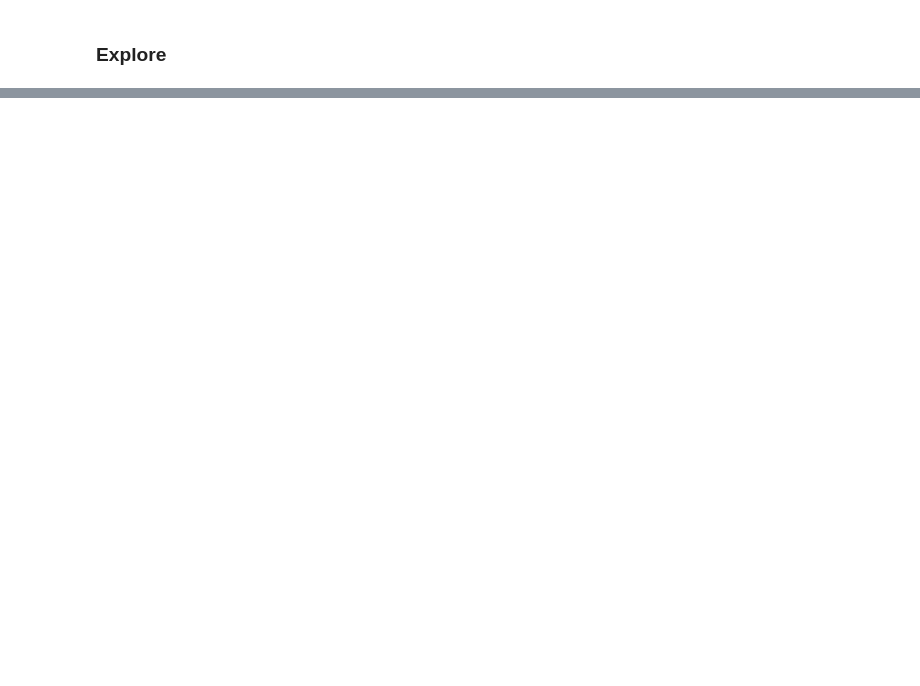
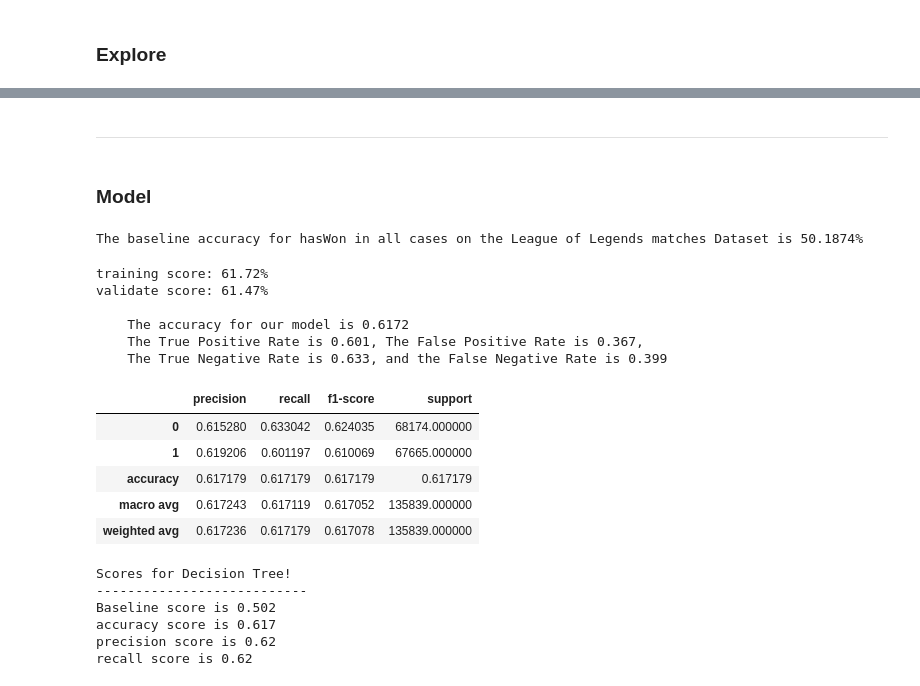
Before and after one commit to Olivert75/personal_project, a Jupyter notebook: final_workingnotebook.ipynb, the cells around one changed output, grey strips where cells are left out. Drawn from its saved outputs; the diff is of its cells as text; code cells hidden in the pictures; blank space fills up the shorter version.

```diff
--- a/final_workingnotebook.ipynb
+++ b/final_workingnotebook.ipynb
@@ -62,0 +94,5 @@ Text(0.5, 1.0, 'Features Correlated with Catch Rates')
+# %%
+#Create barplot
+#Plotting features that get objectives on the map to see our chance of winning
+features = ['isFirstTower', 'isFirstBlood','killedRiftHerald', 'killedFireDrake', 'killedBaronNashor', 'killedElderDrake']
+e.bar_plot(train,'hasWon', features)
@@ -62,0 +146,47 @@ Text(0.5, 1.0, 'Features Correlated with Catch Rates')
+# %% [markdown]
+---
+# %% [markdown]
+### Model
+# %%
+#Establish our baseline
+baseline = m.create_baseline(X_train, y_train)
+# %% [output]
+The baseline accuracy for hasWon in all cases on the League of Legends matches Dataset is 50.1874%
+# %%
+#our selected features
+x_col = features
+y_col= 'hasWon'
+# %%
+#using only our features
+X_train, y_train = train[features], train[y_col]
+
+X_validate, y_validate = validate[features], validate[y_col]
+
+X_test, y_test = test[features], test[y_col]
+# %%
+#set parameters, fit to our X and y train, get a score for train and validate sets.
+tree, y_pred = m.decision_tree(X_train, X_validate, y_train, y_validate)
+m.get_metrics(train, validate, test, x_col, y_col, y_pred, tree)
+# %% [output]
+training score: 61.72%
+validate score: 61.47%
+
+    The accuracy for our model is 0.6172
+    The True Positive Rate is 0.601, The False Positive Rate is 0.367,
+    The True Negative Rate is 0.633, and the False Negative Rate is 0.399
+|  | precision | recall | f1-score | support |
+| 0 | 0.615280 | 0.633042 | 0.624035 | 68174.000000 |
+| 1 | 0.619206 | 0.601197 | 0.610069 | 67665.000000 |
+| accuracy | 0.617179 | 0.617179 | 0.617179 | 0.617179 |
+| macro avg | 0.617243 | 0.617119 | 0.617052 | 135839.000000 |
+| weighted avg | 0.617236 | 0.617179 | 0.617078 | 135839.000000 |
+# %%
+#Report for decision tree
+m.decision_tree_score(baseline, X_train, y_train, y_pred)
+# %% [output]
+Scores for Decision Tree!
+---------------------------
+Baseline score is 0.502
+accuracy score is 0.617
+precision score is 0.62
+recall score is 0.62
```
Also changed, not shown: parts of 25 cells of this notebook.
